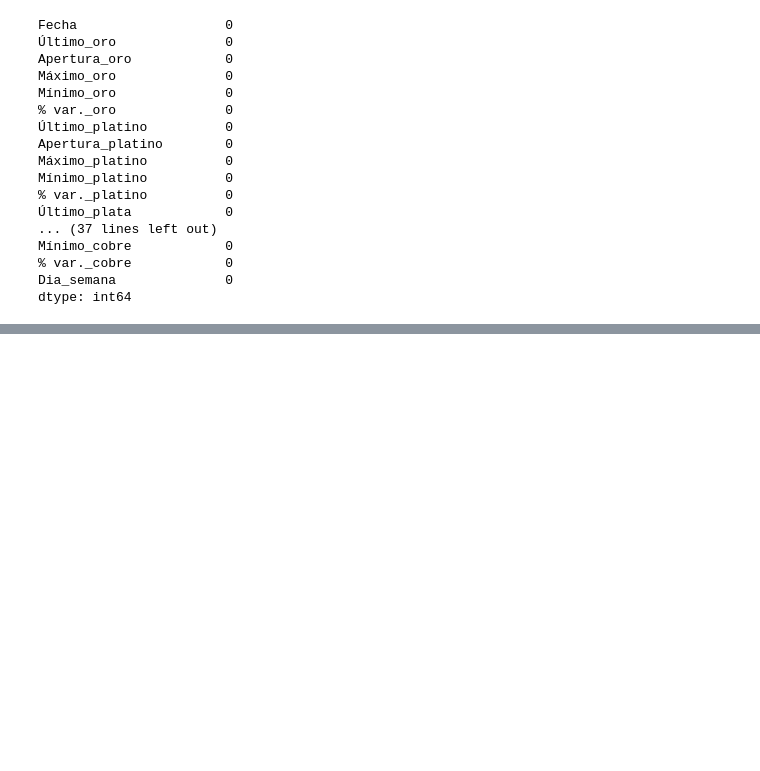
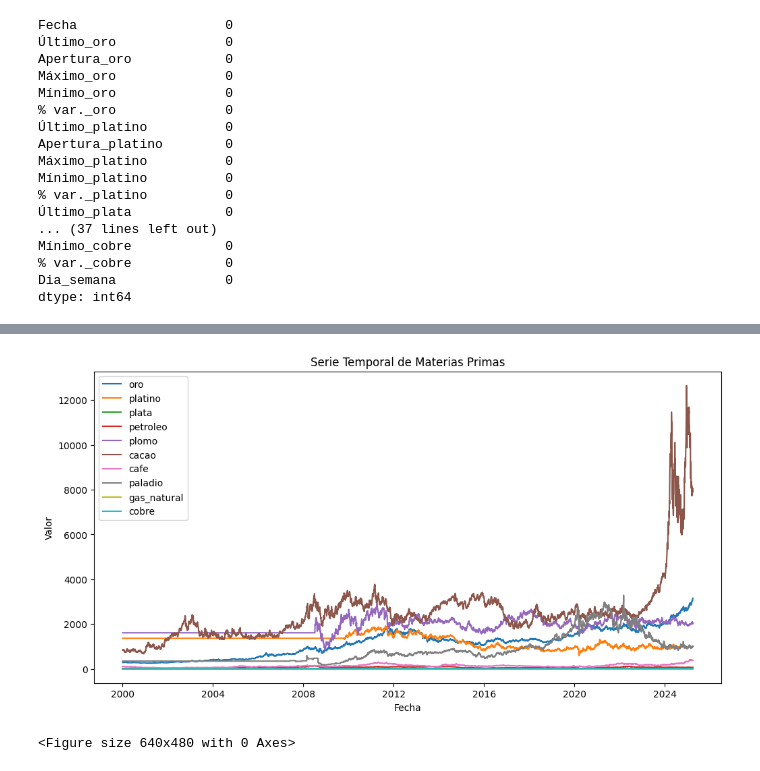
Before and after one commit to lidiaAV/Proyecto1, a Jupyter notebook: notebook_limpio.ipynb, the cells around one changed output, grey strips where cells are left out. Drawn from its saved outputs; the diff is of its cells as text; code cells hidden in the pictures; blank space fills up the shorter version.

```diff
--- a/notebook_limpio.ipynb
+++ b/notebook_limpio.ipynb
@@ -83,7 +92,7 @@ def limpiar_datos(df):
     #borramos la columna vol de todas las materias primas ya que no es relevante para el analisis ya que el porcentaje indica lo mismo y esta mas completo.
     df_limpio= df.drop(columns=['Vol._oro','Vol._platino','Vol._plata','Vol._petroleo','Vol._plomo','Vol._cacao','Vol._cafe','Vol._paladio','Vol._gas_natural','Vol._cobre'], axis='columns')
     return df_limpio
-df_limpio= limpiar_datos(df)
+df_sin_var= limpiar_datos(df)
 # %%
 #quitar los domingos de los datos
 def quitar_domingos(df):
@@ -92,7 +101,7 @@ def quitar_domingos(df):
     # Filtrar los datos para eliminar los domingos
     df_sin_domingos = df[df['Dia_semana'] != 'Sunday']
     return df_sin_domingos
-df_sin_domingos= quitar_domingos(df_limpio)
+df_sin_domingos= quitar_domingos(df_sin_var)
 # %%
 #quitar filas casi vacias, cogemos los datos cuando solo hay datos de 3 materias primas y el resto son nan
 def quitar_datos_casi_vacios(df):
@@ -183,0 +225,26 @@ df_limpio.to_csv('data/dataset_limpio.csv', index=False)
+# %%
+#grafico serie temporal de los datos
+def grafico_temporal_materias(df):
+    # Configurar el tamaño de la figura
+    plt.figure(figsize=(12, 6))
+    #coger las columnas que contengan la palabra 'Último'
+    columnas = [col for col in df.columns if 'Último' in col]
+    # Graficar cada columna en el DataFrame
+    for col in columnas:
+        #graficamos el resto de materias primas
+        plt.plot(df['Fecha'], df[col], label=col)
+    # Configurar el título y las etiquetas de los ejes
+    plt.title('Serie Temporal de Materias Primas')
+    plt.xlabel('Fecha')
+    plt.ylabel('Valor')
+    # Mostrar la leyenda sin la palabra 'Último'
+    plt.legend([col.replace('Último_', '') for col in columnas], loc='upper left')
+    # Mostrar el gráfico
+    plt.show()
+    #guardar el grafico
+    plt.savefig('graficos/grafico_temporal.png', dpi=300, bbox_inches='tight')
+
+grafico_temporal_materias(df_limpio)
+# %% [output]
+[figure, added]
+<Figure size 640x480 with 0 Axes>
```
Also changed, not shown: parts of 21 cells of this notebook, 8 other files.
